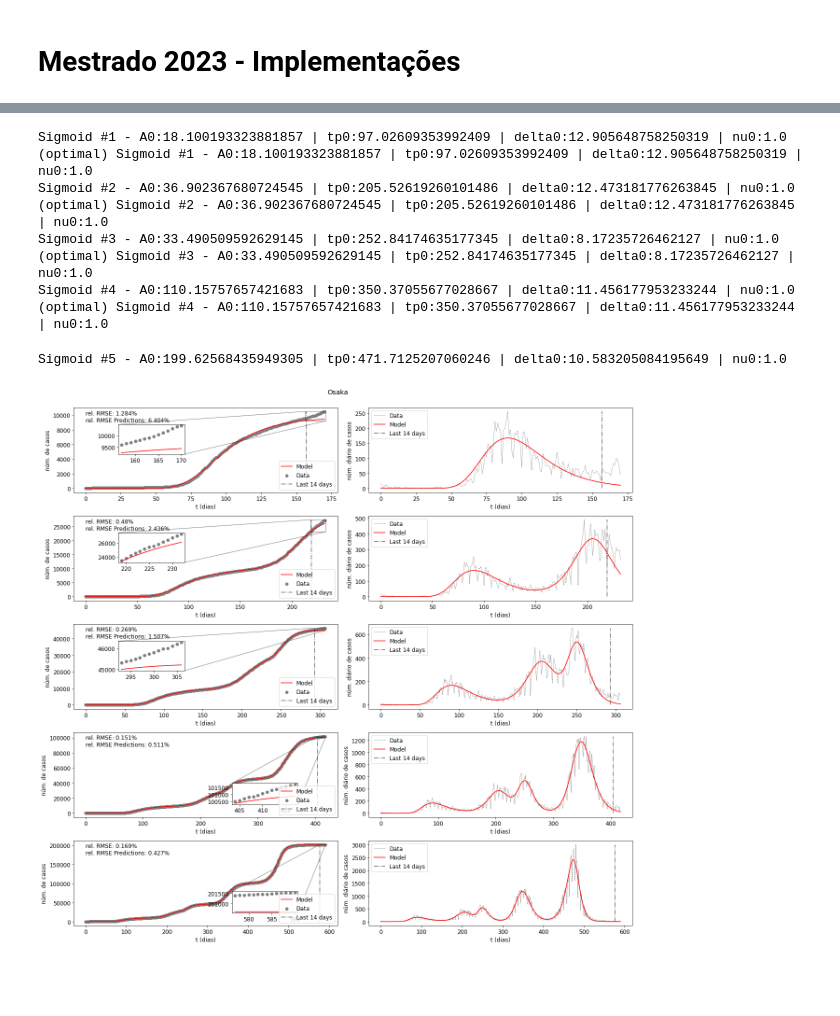
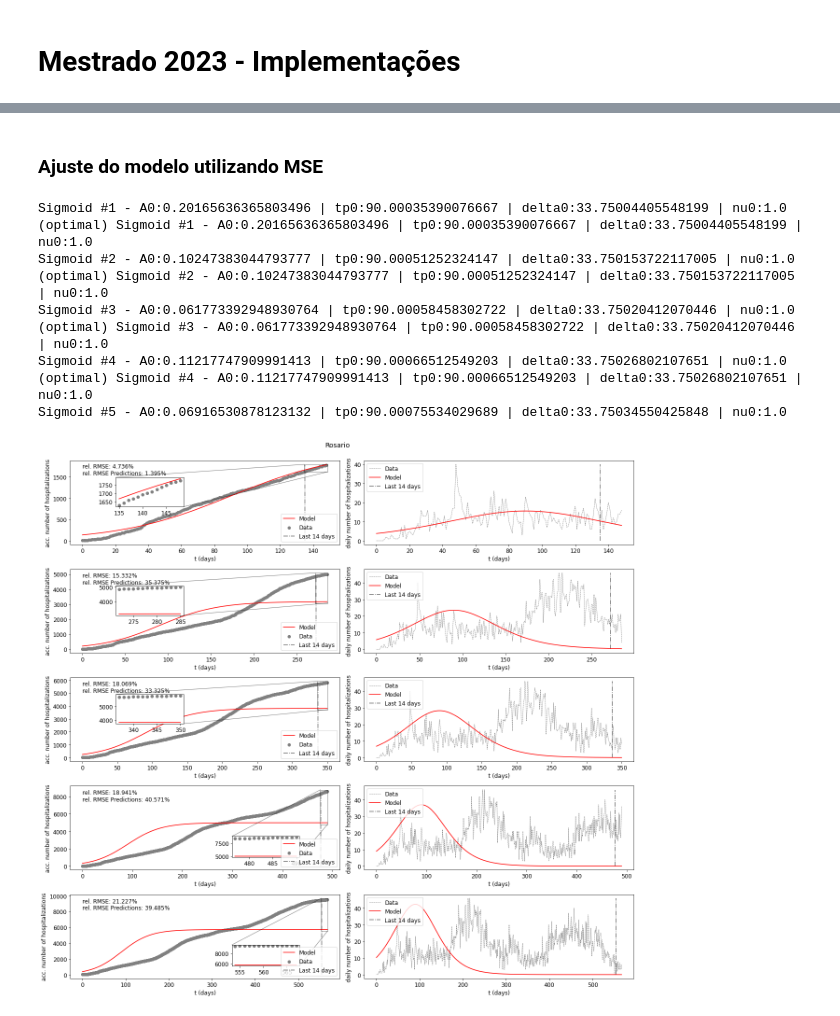
Before and after one commit to fpelogia/epid-models, a Jupyter notebook: Mestrado 2023/main.ipynb, the cells around one changed output, grey strips where cells are left out. Cells and saved outputs as stored; diff of their text form; code cells hidden in the pictures; blank space fills up the shorter version.

```diff
--- a/Mestrado 2023/main.ipynb
+++ b/Mestrado 2023/main.ipynb
@@ -9,6 +9,6 @@ import optimize
 from new_wave import get_transition_points
 # %%
 # Import data
-data = pd.read_csv("../Datasets/osaka.csv")
-city_name = 'Osaka'
+data = pd.read_csv("../Datasets/rosario_hosp.csv")
+city_name = 'Rosario'
 indicator='hospitalizations'
@@ -38,17 +21,22 @@ indicator='hospitalizations'
 # %%
-daily_data = data.current_hospitalized_patients.tolist()
+# Get cummulative indicator from daily data
+daily_data = data.new_hospitalized_patients.tolist()
 acc_data = []
 for i in range(len(daily_data)):
     acc_data.append(np.sum(daily_data[:i]))
 
-acc_data = np.array(acc_data)
-normalized_acc_data = acc_data / max(acc_data)
+# 12th day (15/03/2020)
+acc_data = np.array(acc_data[12:])
+
+# time array
 t = np.linspace(0, len(acc_data)-1, len(acc_data))
 
-scaling_factor = 1
+normalized_acc_data = acc_data / max(acc_data)
 
+#scaling_factor = 500
+scaling_factor = max(acc_data)
 acc_data = acc_data / scaling_factor
-daily_data = list(data.current_hospitalized_patients/ scaling_factor)
+daily_data = list(data.new_hospitalized_patients/ scaling_factor)
 # %%
 # Initial Conditions
 
@@ -78,20 +65,23 @@ x_nw: [171, 233, 307, 418, 591]
+# %% [markdown]
+### Ajuste do modelo utilizando MSE
 # %%
 sig_params = optimize.fit_data(acc_data,
                                daily_data,
                                city_name,
                                x_nw,
                                indicator = indicator,
                                n_weeks_pred = 2,
-                               scaling_factor = scaling_factor
+                               scaling_factor = scaling_factor,
+                               loss_function = 'MSE'
                             )
 # %% [output]
-Sigmoid #1 - A0:18.100193323881857 | tp0:97.02609353992409 | delta0:12.905648758250319 | nu0:1.0
-(optimal) Sigmoid #1 - A0:18.100193323881857 | tp0:97.02609353992409 | delta0:12.905648758250319 | nu0:1.0
-Sigmoid #2 - A0:36.902367680724545 | tp0:205.52619260101486 | delta0:12.473181776263845 | nu0:1.0
-(optimal) Sigmoid #2 - A0:36.902367680724545 | tp0:205.52619260101486 | delta0:12.473181776263845 | nu0:1.0
-Sigmoid #3 - A0:33.490509592629145 | tp0:252.84174635177345 | delta0:8.17235726462127 | nu0:1.0
-(optimal) Sigmoid #3 - A0:33.490509592629145 | tp0:252.84174635177345 | delta0:8.17235726462127 | nu0:1.0
-Sigmoid #4 - A0:110.15757657421683 | tp0:350.37055677028667 | delta0:11.456177953233244 | nu0:1.0
-(optimal) Sigmoid #4 - A0:110.15757657421683 | tp0:350.37055677028667 | delta0:11.456177953233244 | nu0:1.0
+Sigmoid #1 - A0:0.20165636365803496 | tp0:90.00035390076667 | delta0:33.75004405548199 | nu0:1.0
+(optimal) Sigmoid #1 - A0:0.20165636365803496 | tp0:90.00035390076667 | delta0:33.75004405548199 | nu0:1.0
+Sigmoid #2 - A0:0.10247383044793777 | tp0:90.00051252324147 | delta0:33.750153722117005 | nu0:1.0
+(optimal) Sigmoid #2 - A0:0.10247383044793777 | tp0:90.00051252324147 | delta0:33.750153722117005 | nu0:1.0
+Sigmoid #3 - A0:0.061773392948930764 | tp0:90.00058458302722 | delta0:33.75020412070446 | nu0:1.0
+(optimal) Sigmoid #3 - A0:0.061773392948930764 | tp0:90.00058458302722 | delta0:33.75020412070446 | nu0:1.0
+Sigmoid #4 - A0:0.11217747909991413 | tp0:90.00066512549203 | delta0:33.75026802107651 | nu0:1.0
+(optimal) Sigmoid #4 - A0:0.11217747909991413 | tp0:90.00066512549203 | delta0:33.75026802107651 | nu0:1.0
+Sigmoid #5 - A0:0.06916530878123132 | tp0:90.00075534029689 | delta0:33.75034550425848 | nu0:1.0
-Sigmoid #5 - A0:199.62568435949305 | tp0:471.7125207060246 | delta0:10.583205084195649 | nu0:1.0
-[figure, old version]
+[figure, new version]
```
Also changed, not shown: parts of 16 cells of this notebook, 6 other files.
